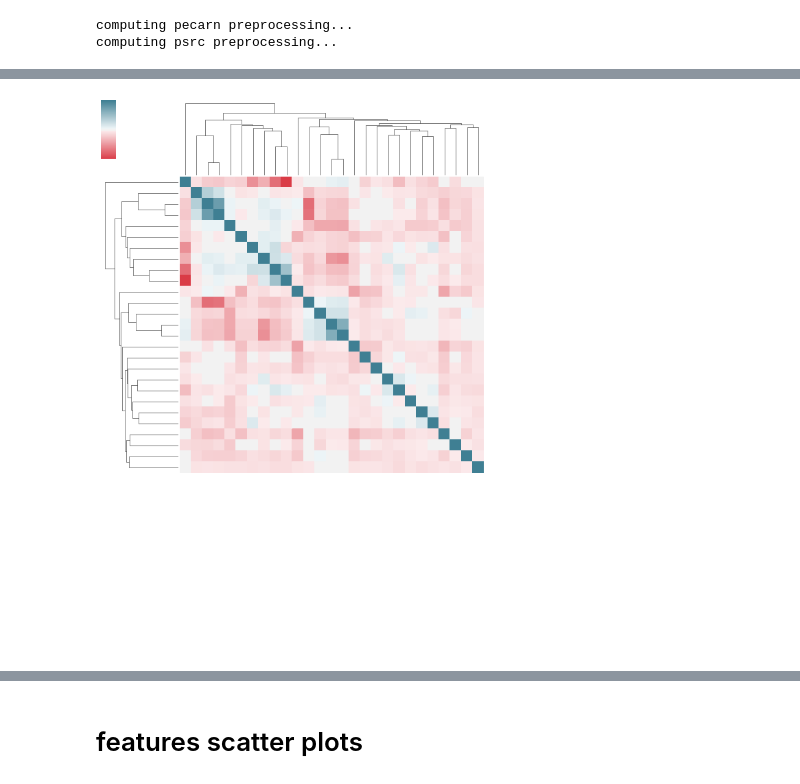
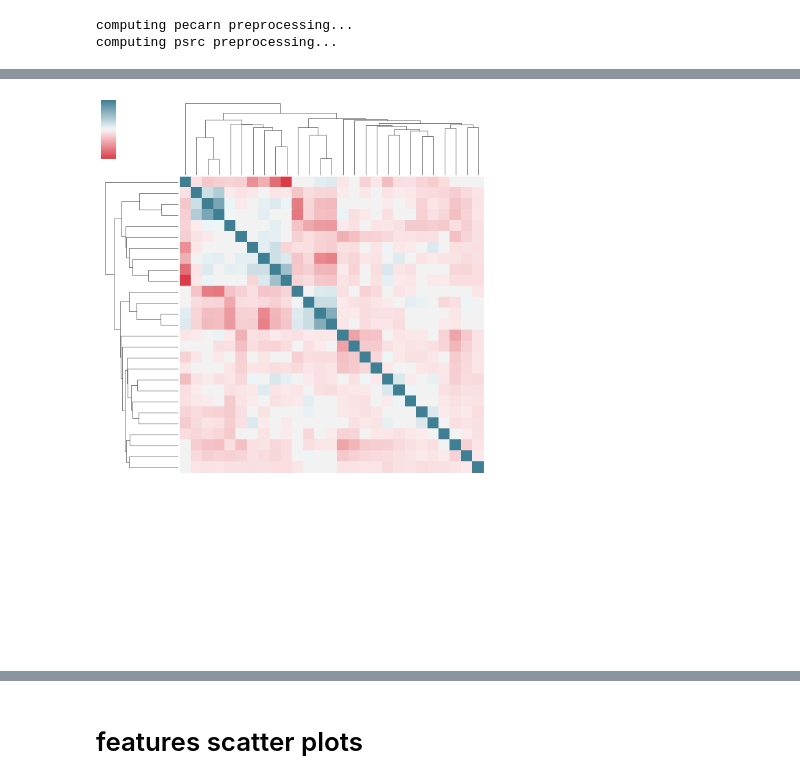
Before and after one commit to csinva/iai-clinical-decision-rule, a Jupyter notebook: 02_eda_all.ipynb, the cells around one changed output, grey strips where cells are left out. Drawn from its saved outputs; the diff is of its cells as text; code cells hidden in the pictures.

Commit message:
add corr plot

```diff
--- a/02_eda_all.ipynb
+++ b/02_eda_all.ipynb
@@ -45,11 +44,11 @@ meta = [outcome_def, 'cv_fold', 'dset']
 common_feats = feat_names + meta
 df1 = df_pecarn[common_feats]
 df2 = df_psrc[common_feats]
-# df = df1.append(df2) # pd.concat((df1, df2), axis=0)
+df = df1.append(df2) # pd.concat((df1, df2), axis=0)
 
 
 df = df[df.cv_fold.isin(data.pecarn_train_idxs)] # only use train idxs
 # don't include doubles for binary features
 
 processed_feats = data.select_final_feats(feat_names)
-print(len(feat_names), feat_names, '\n\n', len(processed_feats), processed_feats)
+print(len(feat_names), sorted(feat_names), '\n\n', len(processed_feats), sorted(processed_feats))
@@ -56,7 +59,7 @@ print(len(feat_names), feat_names, '\n\n', len(processed_feats), processed_feats
 # %%
 # corrs = df[feat_names + [outcome_def]].corr()
-corrs = df[processed_feats + [outcome_def]].corr()
+corrs = df[processed_feats + [outcome_def]].corr(method='spearman')
 sns.clustermap(corrs, cmap=style.cmap_div)
 plt.savefig('results/corrplot.png', dpi=300, bbox_inches='tight')
 # %% [output]
-[figure, old version]
+[figure, new version]
```
Also changed, not shown: parts of 6 cells of this notebook, 2 other files.
